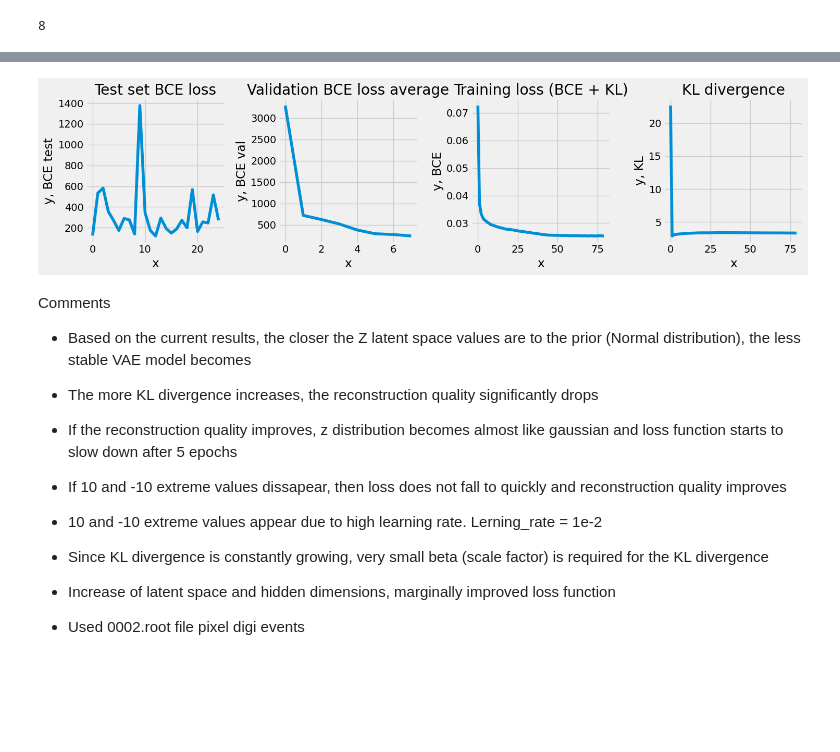
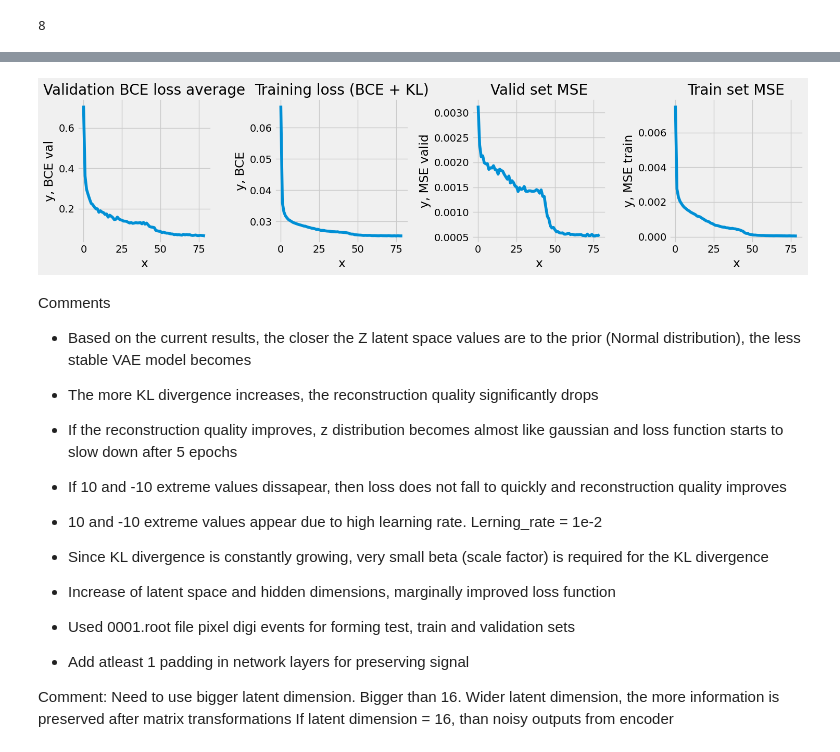
Before and after one commit to pauliusB20/vq-vae-experiments, a Jupyter notebook: cms_particle_hits/mvp.ipynb, the cells around one changed output, grey strips where cells are left out. Cells and saved outputs as stored; diff of their text form; code cells hidden in the pictures; blank space fills up the shorter version.

```diff
--- a/cms_particle_hits/mvp.ipynb
+++ b/cms_particle_hits/mvp.ipynb
@@ -177,6 +180,9 @@ device = torch.device('cuda' if torch.cuda.is_available() else 'cpu')
 device
 # %% [output]
 device(type='cuda')
+# %%
+mse = MeanSquaredError()
+mse = mse.to(device)
 # %%
 seed_value = 123
 
@@ -379,7 +386,7 @@ class VAE(nn.Module):
 
         output = self.decoder(z)
 
-        return output, self.z_log_mean, self.z_log_var
+        return output, self.z_log_mean, self.z_log_var, z
 # %%
 model = VAE(
     hidden_channels=64,
@@ -671,28 +774,3 @@ for patch_test in test_loader:
 len(patches_before_test)
 # %% [output]
 8
-# %%
-# Test dataset plotting part
-patch_rows = [
-    patches_before_test,
-    patches_after_test
-]
-cols = len(patch_rows[0])
-rows = len(patch_rows)
-
-fig, axes = plt.subplots(rows, cols, figsize=(12, 6))
-
-for i in range(rows):
-    for j in range(cols):
-        ax = axes[i, j]
-        ax.imshow(patch_rows[i][j], cmap='gist_yarg', origin='lower')
-
-        ax.set_xticks([])
-        ax.set_yticks([])
-
-        for spine in ax.spines.values():
-            spine.set_visible(True)
-            spine.set_linewidth(1.5)
-
-plt.subplots_adjust(wspace=0.05, hspace=0.05)
-plt.show()
@@ -701,40 +788,40 @@ plt.show()
 # %%
 values_to_plot = [
-    (list(range(len(bce_loss_values_test))), bce_loss_values_test, "Test set BCE loss", "BCE test"),
-    (list(range(len(average_loss_val))), average_loss_val, "Validation BCE loss average", "BCE val"),
+    (list(range(len(average_loss_values_val))), average_loss_values_val, "Validation BCE loss average", "BCE val"),
     (list(range(len(average_loss_train))), average_loss_train, "Training loss (BCE + KL)", "BCE"),
-    (list(range(len(average_loss_kl_loss))), average_loss_kl_loss, "KL divergence", "KL")
+    (list(range(len(average_loss_valid_mse))), average_loss_valid_mse, "Valid set MSE", "MSE valid"),
+    (list(range(len(average_loss_train_mse))), average_loss_train_mse, "Train set MSE", "MSE train"),
 ]
 
-fig, axes = plt.subplots(1, 4, figsize=(15, 4))
+fig, axes = plt.subplots(1, len(values_to_plot), figsize=(15, 4))
 
 for i, (x, y, title, y_label) in enumerate(values_to_plot):
     axes[i].plot(
         x,
         y,
     )
     axes[i].grid(True)
     axes[i].set_title(title)
     axes[i].set_xlabel("x")
     axes[i].set_ylabel(f"y, {y_label}")
 
     for spine in axes[i].spines.values():
         spine.set_linewidth(2)
 
 plt.tight_layout()
 plt.show()
 
 # print(title + " values over epochs")
 # plt.style.use('fivethirtyeight')
 # plt.figure(figsize=(8, 5))
 # plt.plot(x_values, y_values, marker=marker)
 # plt.xlabel(x_label)
 # plt.ylabel(y_title)
 # plt.legend()
 # plt.title(title)
 # plt.show()
 # %% [output]
-[figure, old version]
+[figure, new version]
 # %% [markdown]
 Comments
 * Based on the current results,
@@ -753,4 +840,11 @@ the less stable VAE model becomes
 
 * Increase of latent space and hidden dimensions, marginally improved loss function
 
-* Used 0002.root file pixel digi events
+* Used 0001.root file pixel digi events for forming test, train and validation sets
+
+* Add atleast 1 padding in network layers for preserving signal
+
+Comment:
+Need to use bigger latent dimension. Bigger than 16. Wider latent dimension,
+the more information is preserved after matrix transformations
+If latent dimension = 16, than noisy outputs from encoder
```
Also changed, not shown: parts of 16 cells of this notebook, 2 other files.
